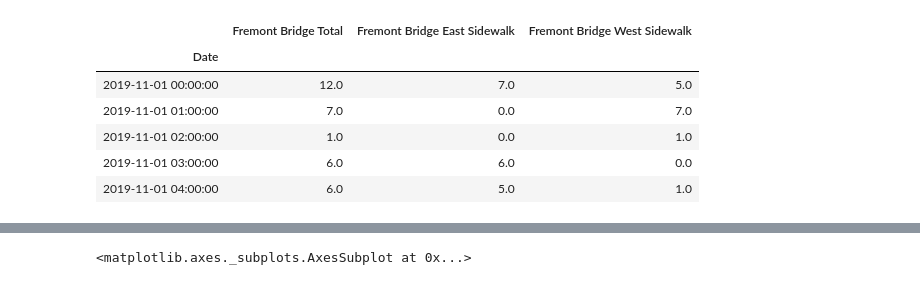
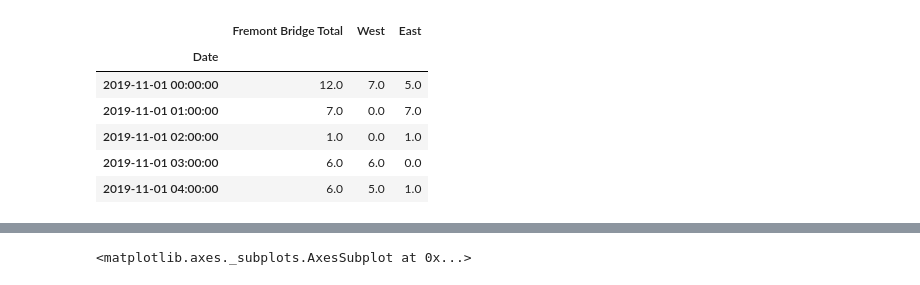
Before and after one commit to fredgi123/jupyterWorkflow, a Jupyter notebook: univ_wash_github.ipynb, the cells around one changed output, grey strips where cells are left out. Saved outputs shown, nothing was run; the diff lists cells and outputs as text; code cells hidden in the pictures.

```diff
--- a/univ_wash_github.ipynb
+++ b/univ_wash_github.ipynb
@@ -3,21 +3,3 @@
 from IPython.display import YouTubeVideo
 def embed_video(index, playlist='PLYCpMb24GpOC704uO9svUrihl-HY1tTJJ'):
     return YouTubeVideo('', index=index - 1, list=playlist, width=600, height=350)
-# %%
-URL="https://data.seattle.gov/api/views/65db-xm6k/rows.csv?accessType=DOWNLOAD"
-from urllib.request import urlretrieve
-urlretrieve(URL,"Fremont.csv")
-import matplotlib.pyplot  as plt
-%matplotlib inline
-
-import pandas as pd
-data=pd.read_csv("Fremont.csv", index_col="Date",parse_dates=True)
-data.head()
-# %% [output]
-|  | Fremont Bridge Total | Fremont Bridge East Sidewalk | Fremont Bridge West Sidewalk |
-| Date |  |  |  |
-| 2019-11-01 00:00:00 | 12.0 | 7.0 | 5.0 |
-| 2019-11-01 01:00:00 | 7.0 | 0.0 | 7.0 |
-| 2019-11-01 02:00:00 | 1.0 | 0.0 | 1.0 |
-| 2019-11-01 03:00:00 | 6.0 | 6.0 | 0.0 |
-| 2019-11-01 04:00:00 | 6.0 | 5.0 | 1.0 |
@@ -24,3 +24,14 @@ data.head()
+# %%
+data=get_fremont_data()
+data.head()
+# %% [output]
+|  | Fremont Bridge Total | West | East |
+| Date |  |  |  |
+| 2019-11-01 00:00:00 | 12.0 | 7.0 | 5.0 |
+| 2019-11-01 01:00:00 | 7.0 | 0.0 | 7.0 |
+| 2019-11-01 02:00:00 | 1.0 | 0.0 | 1.0 |
+| 2019-11-01 03:00:00 | 6.0 | 6.0 | 0.0 |
+| 2019-11-01 04:00:00 | 6.0 | 5.0 | 1.0 |
 # %%
 embed_video(1)
 # %% [output]
```
Also changed, not shown: parts of 5 cells of this notebook.
